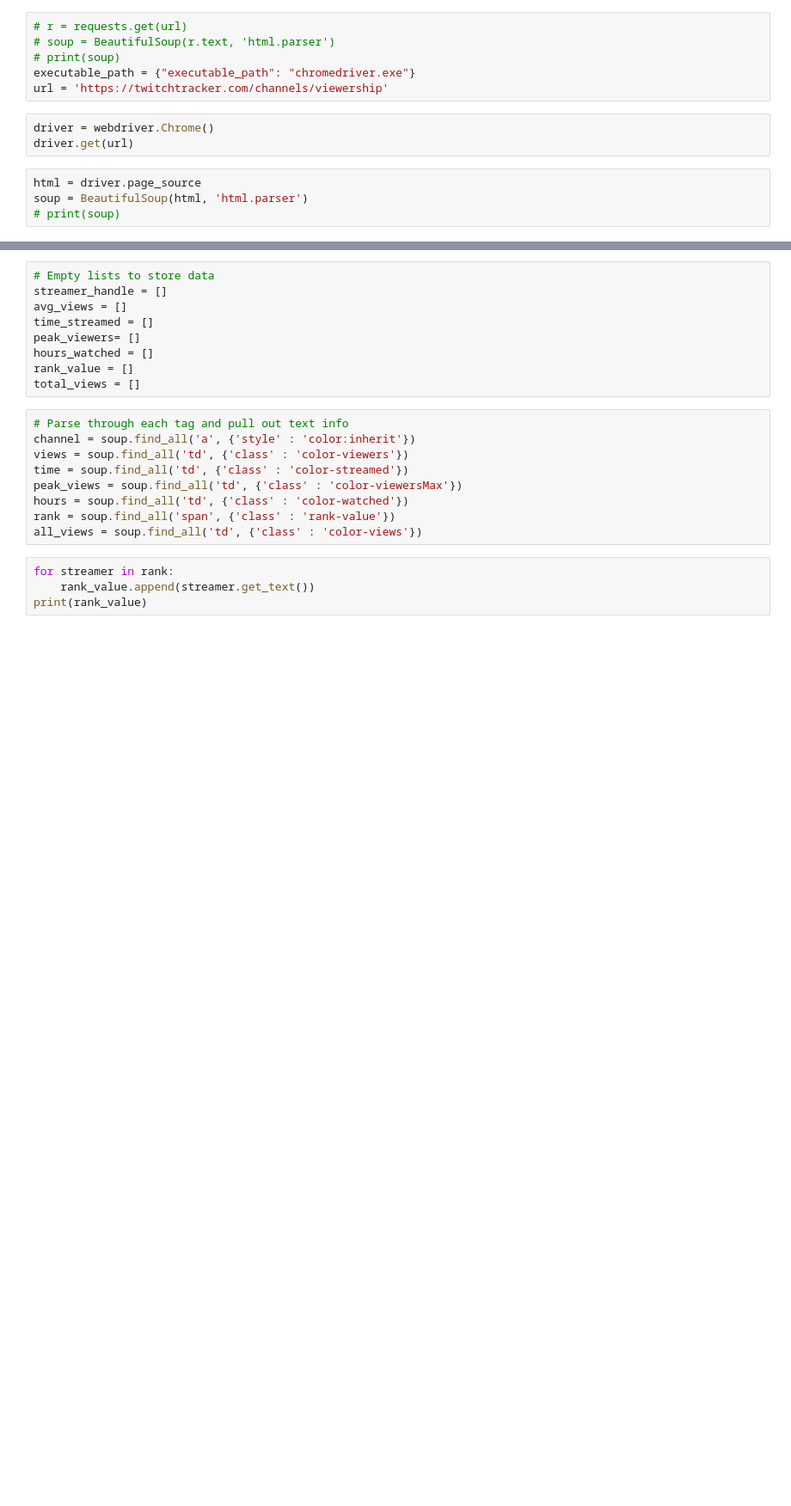
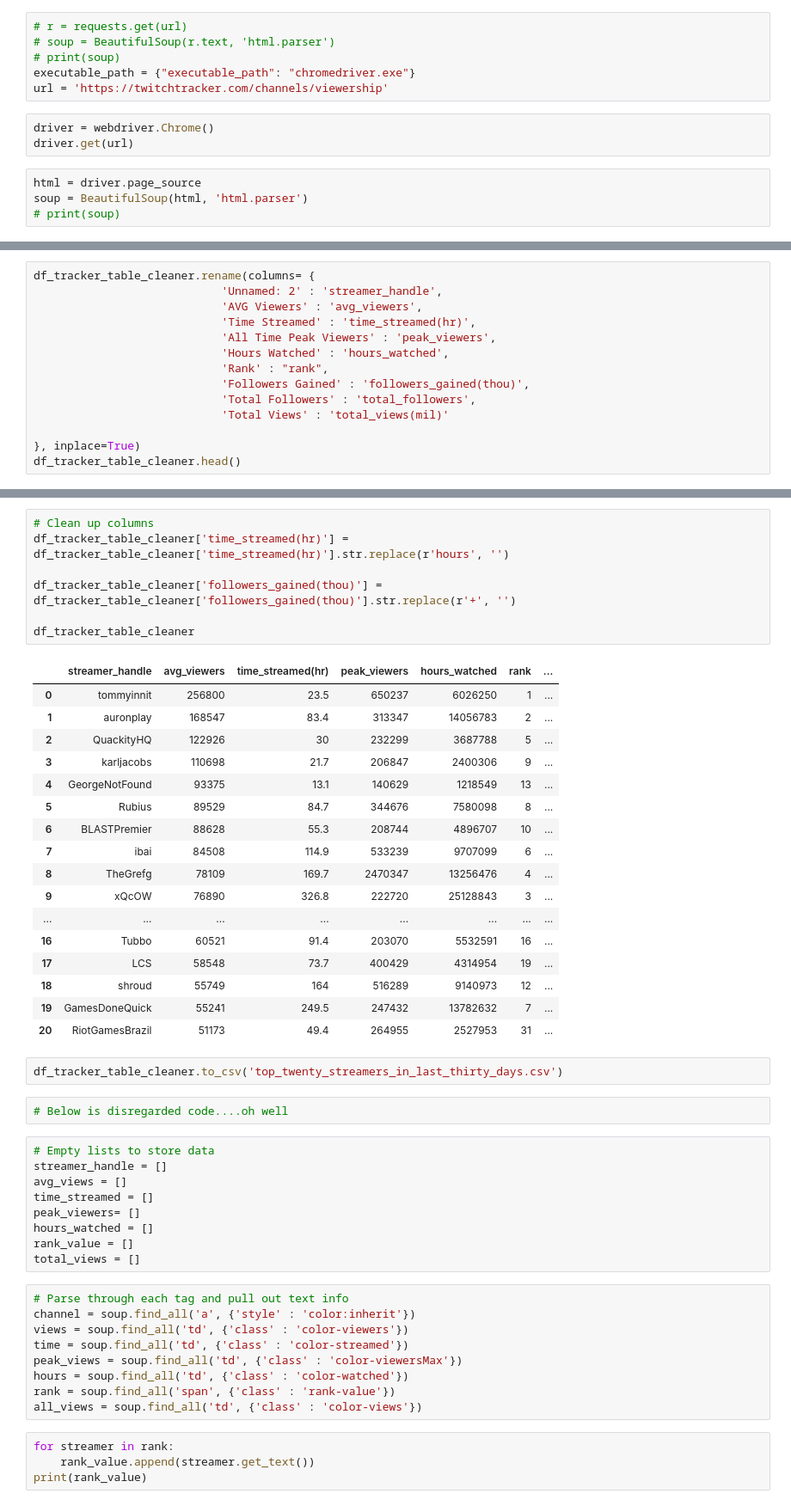
Before and after one commit to AshleeZ/Great-Gaming-Googlers---Twitch-Project-2, a Jupyter notebook: scraping_twitch tracker/Twitch Tracker Scraper.ipynb, the cells around one changed output, grey strips where cells are left out. Shown: that part at 86% size. Saved outputs shown, nothing was run; the diff lists cells and outputs as text; blank space fills up the shorter version.

```diff
--- a/scraping_twitch tracker/Twitch Tracker Scraper.ipynb
+++ b/scraping_twitch tracker/Twitch Tracker Scraper.ipynb
@@ -50,0 +71,14 @@ print(streamer_table)
+# %%
+df_tracker_table_cleaner.rename(columns= {
+                            'Unnamed: 2' : 'streamer_handle',
+                            'AVG Viewers' : 'avg_viewers',
+                            'Time Streamed' : 'time_streamed(hr)',
+                            'All Time Peak Viewers' : 'peak_viewers',
+                            'Hours Watched' : 'hours_watched',
+                            'Rank' : "rank",
+                            'Followers Gained' : 'followers_gained(thou)',
+                            'Total Followers' : 'total_followers',
+                            'Total Views' : 'total_views(mil)'
+
+}, inplace=True)
+df_tracker_table_cleaner.head()
@@ -51,3 +92,32 @@ print(streamer_table)
+# %%
+# Clean up columns
+df_tracker_table_cleaner['time_streamed(hr)'] = df_tracker_table_cleaner['time_streamed(hr)'].str.replace(r'hours', '')
+
+df_tracker_table_cleaner['followers_gained(thou)'] = df_tracker_table_cleaner['followers_gained(thou)'].str.replace(r'+', '')
+
+df_tracker_table_cleaner
+# %% [output]
+|  | streamer_handle | avg_viewers | time_streamed(hr) | peak_viewers | hours_watched | rank | ... |
+| 0 | tommyinnit | 256800 | 23.5 | 650237 | 6026250 | 1 | ... |
+| 1 | auronplay | 168547 | 83.4 | 313347 | 14056783 | 2 | ... |
+| 2 | QuackityHQ | 122926 | 30 | 232299 | 3687788 | 5 | ... |
+| 3 | karljacobs | 110698 | 21.7 | 206847 | 2400306 | 9 | ... |
+| 4 | GeorgeNotFound | 93375 | 13.1 | 140629 | 1218549 | 13 | ... |
+| 5 | Rubius | 89529 | 84.7 | 344676 | 7580098 | 8 | ... |
+| 6 | BLASTPremier | 88628 | 55.3 | 208744 | 4896707 | 10 | ... |
+| 7 | ibai | 84508 | 114.9 | 533239 | 9707099 | 6 | ... |
+| 8 | TheGrefg | 78109 | 169.7 | 2470347 | 13256476 | 4 | ... |
+| 9 | xQcOW | 76890 | 326.8 | 222720 | 25128843 | 3 | ... |
+| ... | ... | ... | ... | ... | ... | ... | ... |
+| 16 | Tubbo | 60521 | 91.4 | 203070 | 5532591 | 16 | ... |
+| 17 | LCS | 58548 | 73.7 | 400429 | 4314954 | 19 | ... |
+| 18 | shroud | 55749 | 164 | 516289 | 9140973 | 12 | ... |
+| 19 | GamesDoneQuick | 55241 | 249.5 | 247432 | 13782632 | 7 | ... |
+| 20 | RiotGamesBrazil | 51173 | 49.4 | 264955 | 2527953 | 31 | ... |
+# %%
+df_tracker_table_cleaner.to_csv('top_twenty_streamers_in_last_thirty_days.csv')
+# %%
+# Below is disregarded code....oh well
 # %%
 # Empty lists to store data
 streamer_handle = []
```
Also changed, not shown: parts of 13 cells of this notebook, 1 other file.
